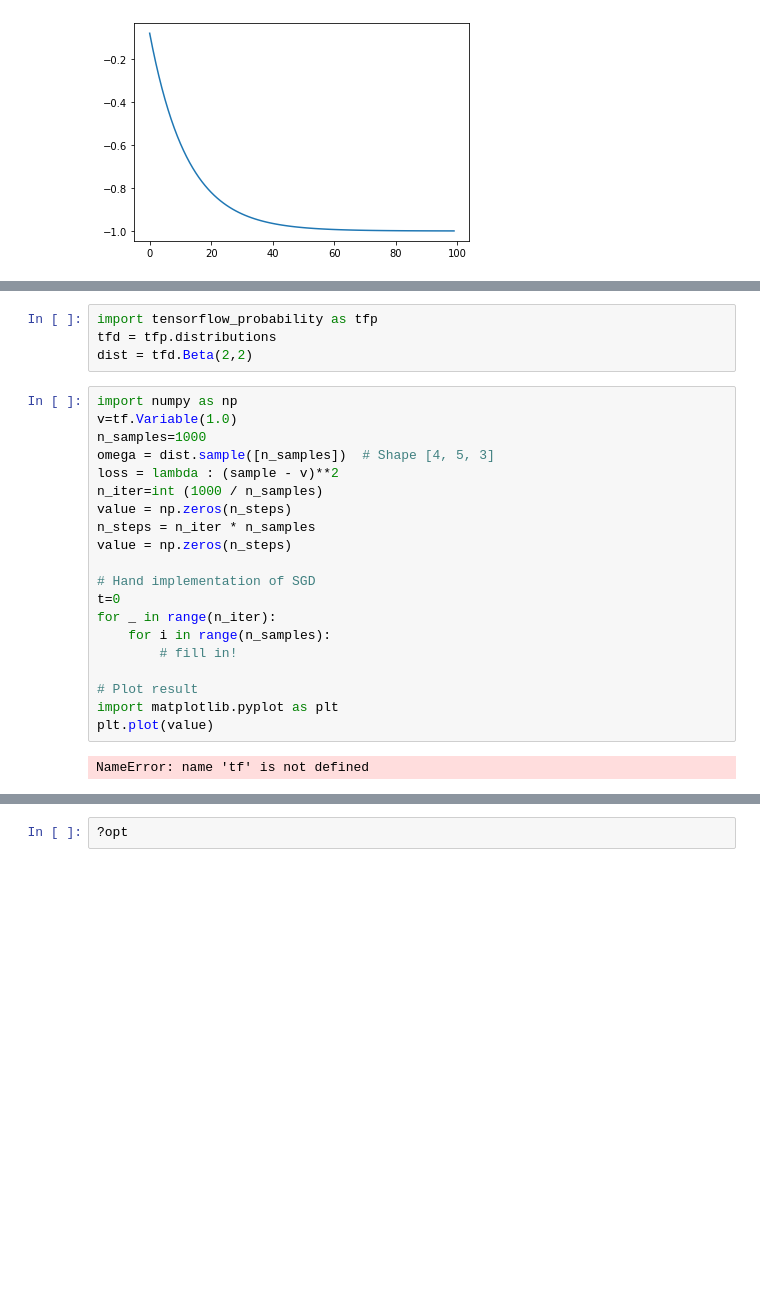
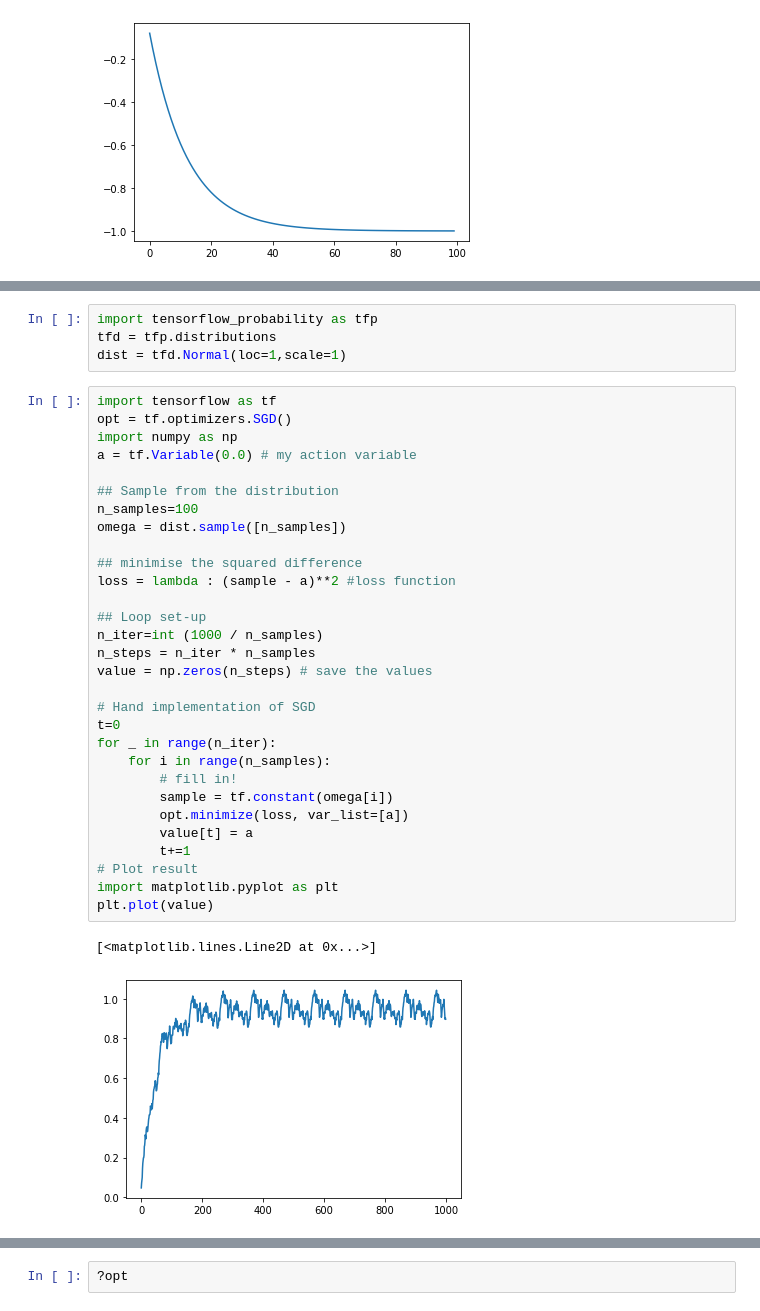
Before and after one commit to olethrosdc/ml-society-science, a Jupyter notebook: src/decision-problems/optimisation.ipynb, the cells around one changed output, grey strips where cells are left out. Drawn from its saved outputs; the diff is of its cells as text; blank space fills up the shorter version.

```diff
--- a/src/decision-problems/optimisation.ipynb
+++ b/src/decision-problems/optimisation.ipynb
@@ -63,27 +63,38 @@ plt.plot(loss_vals)
 # %%
 import tensorflow_probability as tfp
 tfd = tfp.distributions
-dist = tfd.Beta(2,2)
+dist = tfd.Normal(loc=1,scale=1)
 # %%
+import tensorflow as tf
+opt = tf.optimizers.SGD()
 import numpy as np
-v=tf.Variable(1.0)
-n_samples=1000
-omega = dist.sample([n_samples])  # Shape [4, 5, 3]
-loss = lambda : (sample - v)**2
+a = tf.Variable(0.0) # my action variable
+
+## Sample from the distribution
+n_samples=100
+omega = dist.sample([n_samples])
+
+## minimise the squared difference
+loss = lambda : (sample - a)**2 #loss function
+
+## Loop set-up
 n_iter=int (1000 / n_samples)
-value = np.zeros(n_steps)
 n_steps = n_iter * n_samples
-value = np.zeros(n_steps)
+value = np.zeros(n_steps) # save the values
 
 # Hand implementation of SGD
 t=0
 for _ in range(n_iter):
     for i in range(n_samples):
         # fill in!
-
+        sample = tf.constant(omega[i])
+        opt.minimize(loss, var_list=[a])
+        value[t] = a
+        t+=1
 # Plot result
 import matplotlib.pyplot as plt
 plt.plot(value)
 # %% [output]
-NameError: name 'tf' is not defined
+[<matplotlib.lines.Line2D at 0x...>]
+[figure, added]
 # %%
```
Also changed, not shown: parts of 1 cell of this notebook, 1 other file.
